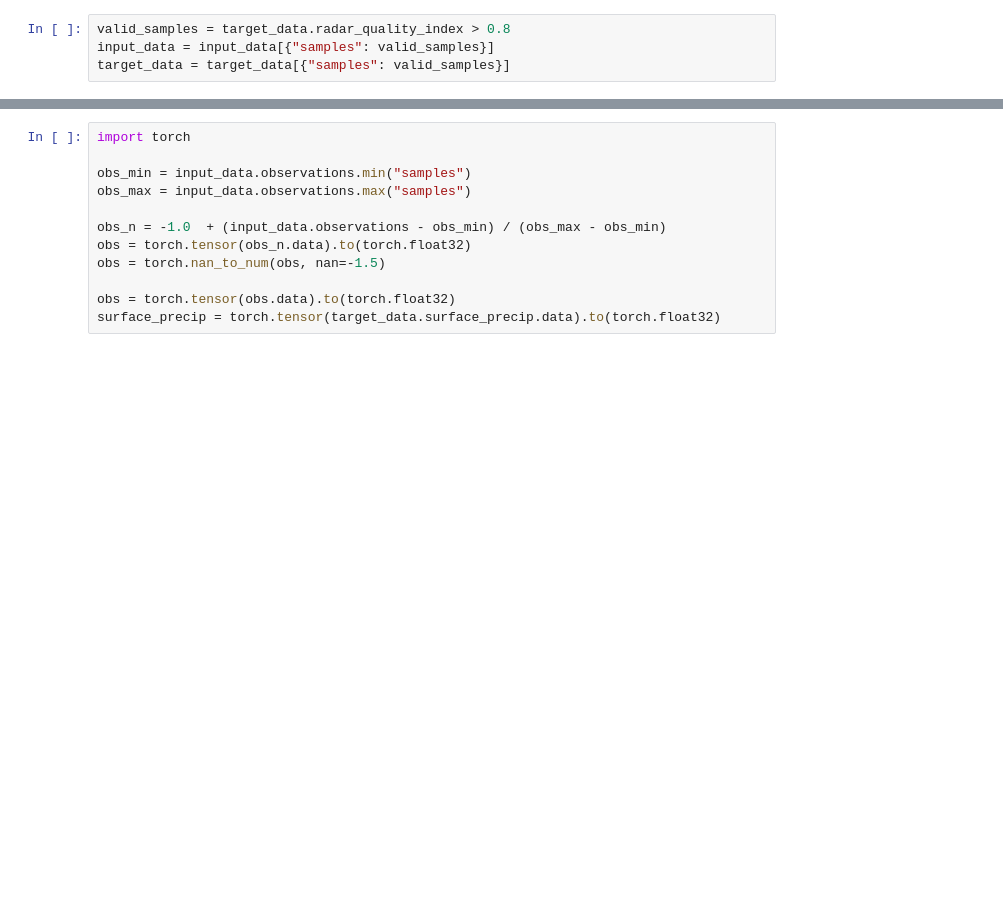
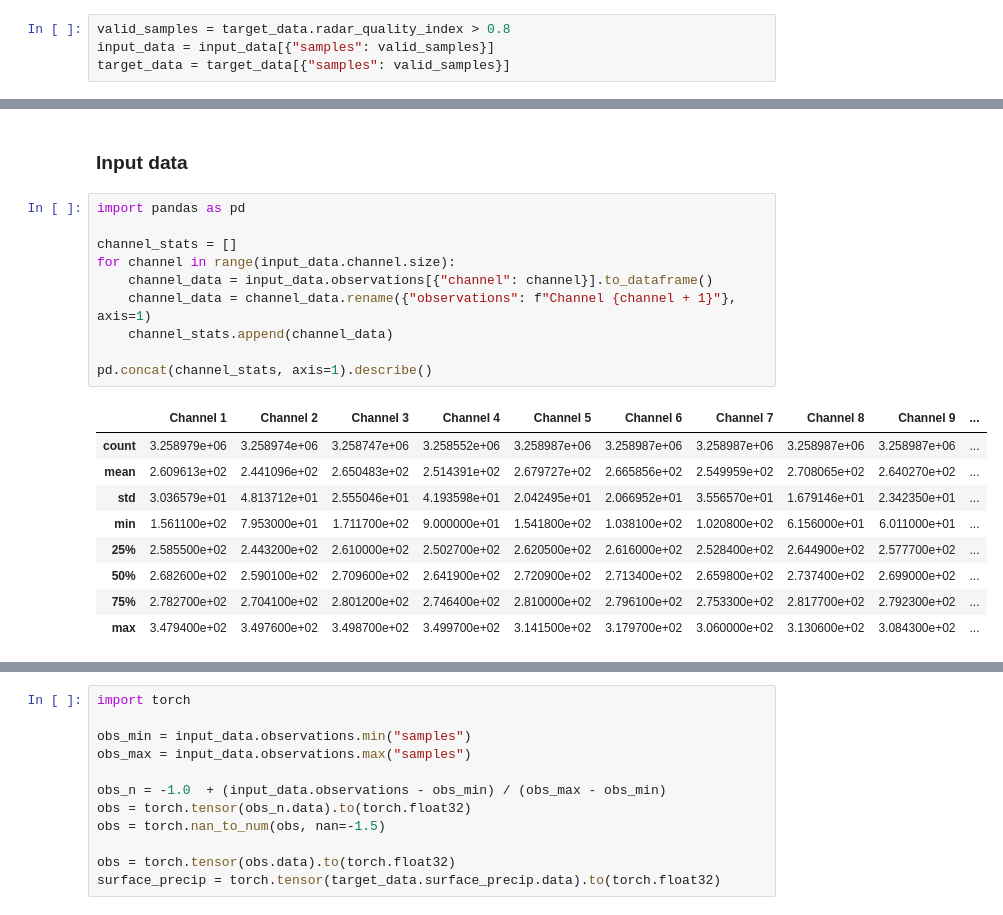
Before and after one commit to simonpf/at652, a Jupyter notebook: notebooks/precipitation_retrieval_mlp.ipynb, the cells around one changed output, grey strips where cells are left out. Drawn from its saved outputs; the diff is of its cells as text; blank space fills up the shorter version.

```diff
--- a/notebooks/precipitation_retrieval_mlp.ipynb
+++ b/notebooks/precipitation_retrieval_mlp.ipynb
@@ -59,0 +69,22 @@ target_data = target_data[{"samples": valid_samples}]
+# %% [markdown]
+### Input data
+# %%
+import pandas as pd
+
+channel_stats = []
+for channel in range(input_data.channel.size):
+    channel_data = input_data.observations[{"channel": channel}].to_dataframe()
+    channel_data = channel_data.rename({"observations": f"Channel {channel + 1}"}, axis=1)
+    channel_stats.append(channel_data)
+
+pd.concat(channel_stats, axis=1).describe()
+# %% [output]
+|  | Channel 1 | Channel 2 | Channel 3 | Channel 4 | Channel 5 | Channel 6 | Channel 7 | Channel 8 | Channel 9 | ... |
+| count | 3.258979e+06 | 3.258974e+06 | 3.258747e+06 | 3.258552e+06 | 3.258987e+06 | 3.258987e+06 | 3.258987e+06 | 3.258987e+06 | 3.258987e+06 | ... |
+| mean | 2.609613e+02 | 2.441096e+02 | 2.650483e+02 | 2.514391e+02 | 2.679727e+02 | 2.665856e+02 | 2.549959e+02 | 2.708065e+02 | 2.640270e+02 | ... |
+| std | 3.036579e+01 | 4.813712e+01 | 2.555046e+01 | 4.193598e+01 | 2.042495e+01 | 2.066952e+01 | 3.556570e+01 | 1.679146e+01 | 2.342350e+01 | ... |
+| min | 1.561100e+02 | 7.953000e+01 | 1.711700e+02 | 9.000000e+01 | 1.541800e+02 | 1.038100e+02 | 1.020800e+02 | 6.156000e+01 | 6.011000e+01 | ... |
+| 25% | 2.585500e+02 | 2.443200e+02 | 2.610000e+02 | 2.502700e+02 | 2.620500e+02 | 2.616000e+02 | 2.528400e+02 | 2.644900e+02 | 2.577700e+02 | ... |
+| 50% | 2.682600e+02 | 2.590100e+02 | 2.709600e+02 | 2.641900e+02 | 2.720900e+02 | 2.713400e+02 | 2.659800e+02 | 2.737400e+02 | 2.699000e+02 | ... |
+| 75% | 2.782700e+02 | 2.704100e+02 | 2.801200e+02 | 2.746400e+02 | 2.810000e+02 | 2.796100e+02 | 2.753300e+02 | 2.817700e+02 | 2.792300e+02 | ... |
+| max | 3.479400e+02 | 3.497600e+02 | 3.498700e+02 | 3.499700e+02 | 3.141500e+02 | 3.179700e+02 | 3.060000e+02 | 3.130600e+02 | 3.084300e+02 | ... |
```
Also changed, not shown: parts of 37 cells of this notebook, 5 other files.
